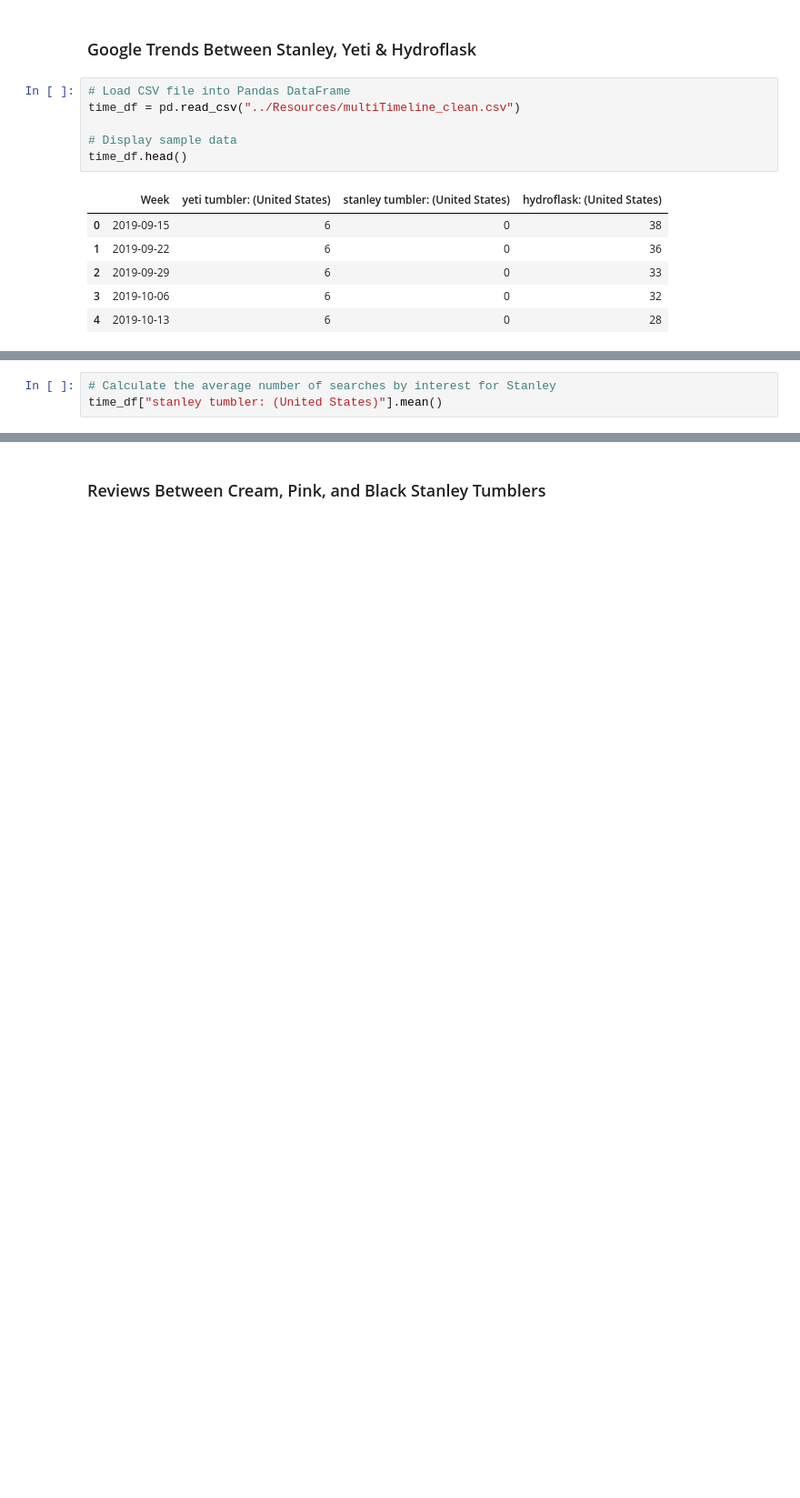
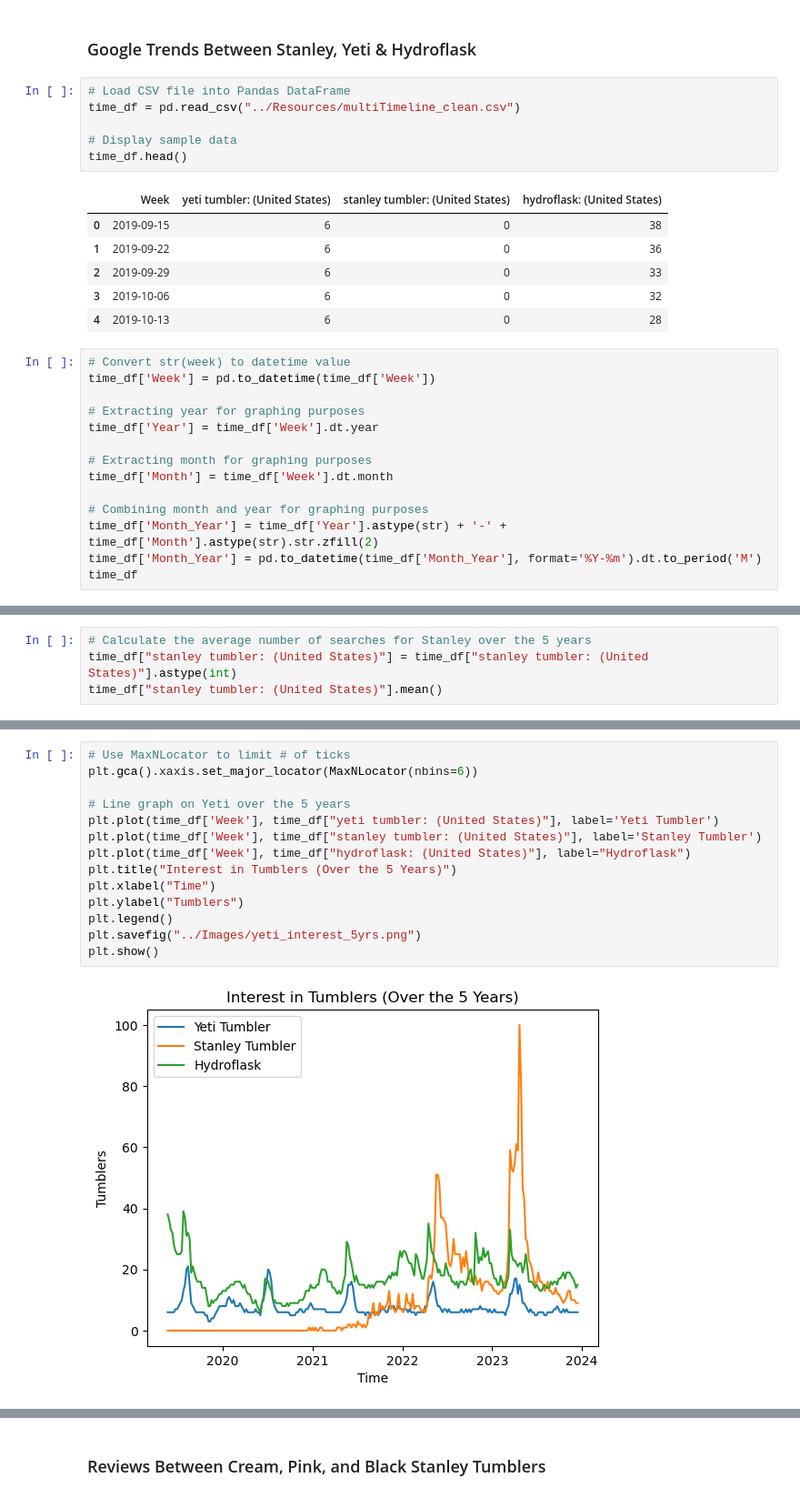
Before and after one commit to Crystal-Gonzales/Project-1, a Jupyter notebook: Tumbler/Fire-Proof Tumblers.ipynb, the cells around one changed output, grey strips where cells are left out. Shown at 91% size. Drawn from its saved outputs; the diff is of its cells as text; blank space fills up the shorter version.

```diff
--- a/Tumbler/Fire-Proof Tumblers.ipynb
+++ b/Tumbler/Fire-Proof Tumblers.ipynb
@@ -22,3 +24,17 @@ time_df.head()
 | 2 | 2019-09-29 | 6 | 0 | 33 |
 | 3 | 2019-10-06 | 6 | 0 | 32 |
 | 4 | 2019-10-13 | 6 | 0 | 28 |
+# %%
+# Convert str(week) to datetime value
+time_df['Week'] = pd.to_datetime(time_df['Week'])
+
+# Extracting year for graphing purposes
+time_df['Year'] = time_df['Week'].dt.year
+
+# Extracting month for graphing purposes
+time_df['Month'] = time_df['Week'].dt.month
+
+# Combining month and year for graphing purposes
+time_df['Month_Year'] = time_df['Year'].astype(str) + '-' + time_df['Month'].astype(str).str.zfill(2)
+time_df['Month_Year'] = pd.to_datetime(time_df['Month_Year'], format='%Y-%m').dt.to_period('M')
+time_df
@@ -39,6 +61,7 @@ time_df["yeti tumbler: (United States)"].mean()
 # %% [output]
 7.530534351145038
 # %%
-# Calculate the average number of searches by interest for Stanley
+# Calculate the average number of searches for Stanley over the 5 years
+time_df["stanley tumbler: (United States)"] = time_df["stanley tumbler: (United States)"].astype(int)
 time_df["stanley tumbler: (United States)"].mean()
 # %% [output]
@@ -45,0 +102,16 @@ TypeError: can only concatenate str (not "int") to str
+# %%
+# Use MaxNLocator to limit # of ticks
+plt.gca().xaxis.set_major_locator(MaxNLocator(nbins=6))
+
+# Line graph on Yeti over the 5 years
+plt.plot(time_df['Week'], time_df["yeti tumbler: (United States)"], label='Yeti Tumbler')
+plt.plot(time_df['Week'], time_df["stanley tumbler: (United States)"], label='Stanley Tumbler')
+plt.plot(time_df['Week'], time_df["hydroflask: (United States)"], label="Hydroflask")
+plt.title("Interest in Tumblers (Over the 5 Years)")
+plt.xlabel("Time")
+plt.ylabel("Tumblers")
+plt.legend()
+plt.savefig("../Images/yeti_interest_5yrs.png")
+plt.show()
+# %% [output]
+[figure, added]
```
Also changed, not shown: parts of 17 cells of this notebook, 9 other files.
